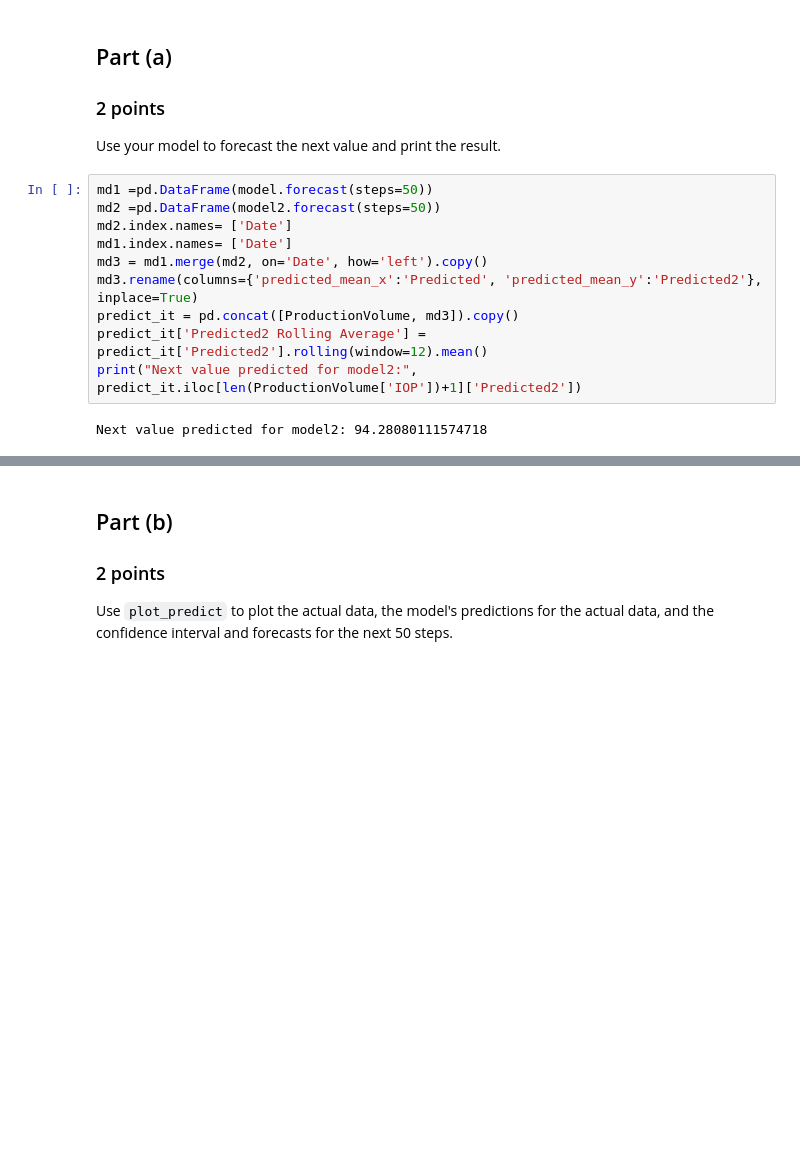
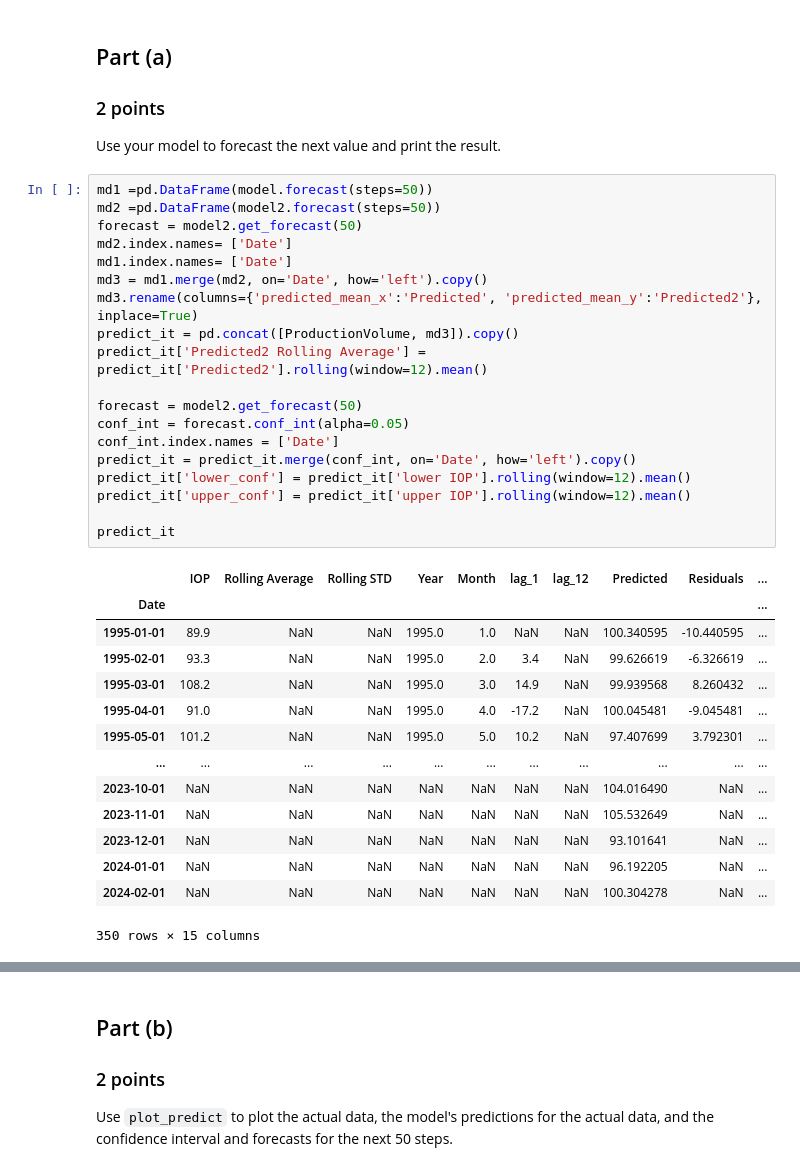
Before and after one commit to DuncanFerguson/GITHUB_REPOSITORY, a Jupyter notebook: DU_MSDS/Data Science Tools 1/Assignment_5/Duncan_Ferguson_Assignment_5.ipynb, the cells around one changed output, grey strips where cells are left out. Drawn from its saved outputs; the diff is of its cells as text; blank space fills up the shorter version.

```diff
--- a/DU_MSDS/Data Science Tools 1/Assignment_5/Duncan_Ferguson_Assignment_5.ipynb
+++ b/DU_MSDS/Data Science Tools 1/Assignment_5/Duncan_Ferguson_Assignment_5.ipynb
@@ -489,12 +490,34 @@ Use your model to forecast the next value and print the result.
 # %%
 md1 =pd.DataFrame(model.forecast(steps=50))
 md2 =pd.DataFrame(model2.forecast(steps=50))
+forecast = model2.get_forecast(50)
 md2.index.names= ['Date']
 md1.index.names= ['Date']
 md3 = md1.merge(md2, on='Date', how='left').copy()
 md3.rename(columns={'predicted_mean_x':'Predicted', 'predicted_mean_y':'Predicted2'}, inplace=True)
 predict_it = pd.concat([ProductionVolume, md3]).copy()
 predict_it['Predicted2 Rolling Average'] = predict_it['Predicted2'].rolling(window=12).mean()
-print("Next value predicted for model2:", predict_it.iloc[len(ProductionVolume['IOP'])+1]['Predicted2'])
+
+forecast = model2.get_forecast(50)
+conf_int = forecast.conf_int(alpha=0.05)
+conf_int.index.names = ['Date']
+predict_it = predict_it.merge(conf_int, on='Date', how='left').copy()
+predict_it['lower_conf'] = predict_it['lower IOP'].rolling(window=12).mean()
+predict_it['upper_conf'] = predict_it['upper IOP'].rolling(window=12).mean()
+
+predict_it
 # %% [output]
+|  | IOP | Rolling Average | Rolling STD | Year | Month | lag_1 | lag_12 | Predicted | Residuals | ... |
+| Date |  |  |  |  |  |  |  |  |  | ... |
+| 1995-01-01 | 89.9 | NaN | NaN | 1995.0 | 1.0 | NaN | NaN | 100.340595 | -10.440595 | ... |
+| 1995-02-01 | 93.3 | NaN | NaN | 1995.0 | 2.0 | 3.4 | NaN | 99.626619 | -6.326619 | ... |
+| 1995-03-01 | 108.2 | NaN | NaN | 1995.0 | 3.0 | 14.9 | NaN | 99.939568 | 8.260432 | ... |
+| 1995-04-01 | 91.0 | NaN | NaN | 1995.0 | 4.0 | -17.2 | NaN | 100.045481 | -9.045481 | ... |
+| 1995-05-01 | 101.2 | NaN | NaN | 1995.0 | 5.0 | 10.2 | NaN | 97.407699 | 3.792301 | ... |
+| ... | ... | ... | ... | ... | ... | ... | ... | ... | ... | ... |
+| 2023-10-01 | NaN | NaN | NaN | NaN | NaN | NaN | NaN | 104.016490 | NaN | ... |
+| 2023-11-01 | NaN | NaN | NaN | NaN | NaN | NaN | NaN | 105.532649 | NaN | ... |
+| 2023-12-01 | NaN | NaN | NaN | NaN | NaN | NaN | NaN | 93.101641 | NaN | ... |
+| 2024-01-01 | NaN | NaN | NaN | NaN | NaN | NaN | NaN | 96.192205 | NaN | ... |
+| 2024-02-01 | NaN | NaN | NaN | NaN | NaN | NaN | NaN | 100.304278 | NaN | ... |
-Next value predicted for model2: 94.28080111574718
+350 rows × 15 columns
```
Also changed, not shown: parts of 6 cells of this notebook.
